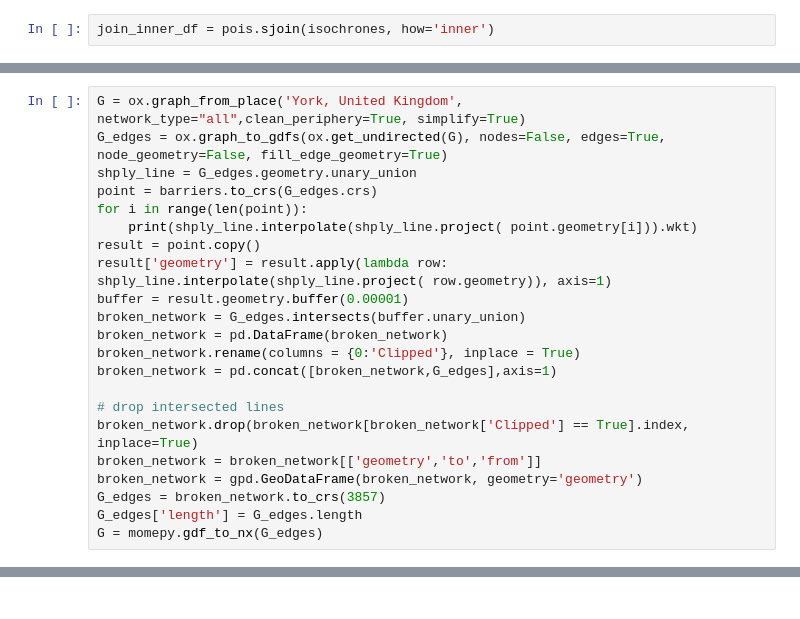
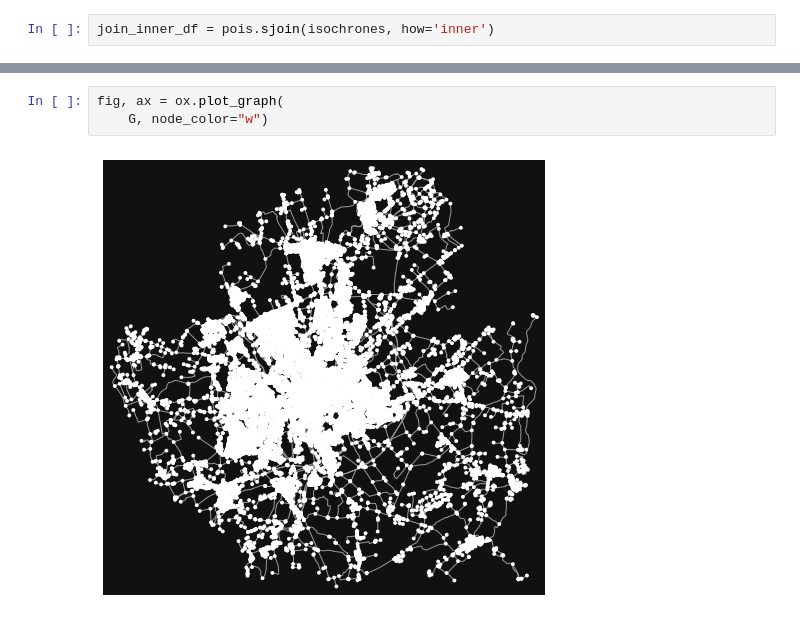
Before and after one commit to Froguin99/BarrierRemoval, a Jupyter notebook: Processing/Scripts/AminitiesAnalysis.ipynb, the cells around one changed output, grey strips where cells are left out. Cells and saved outputs as stored; diff of their text form.

```diff
--- a/Processing/Scripts/AminitiesAnalysis.ipynb
+++ b/Processing/Scripts/AminitiesAnalysis.ipynb
@@ -244,22 +357,0 @@ KeyError: 'x'
-# %%
-G = ox.graph_from_place('York, United Kingdom', network_type="all",clean_periphery=True, simplify=True)
-G_edges = ox.graph_to_gdfs(ox.get_undirected(G), nodes=False, edges=True, node_geometry=False, fill_edge_geometry=True)
-shply_line = G_edges.geometry.unary_union
-point = barriers.to_crs(G_edges.crs)
-for i in range(len(point)):
-    print(shply_line.interpolate(shply_line.project( point.geometry[i])).wkt)
-result = point.copy()
-result['geometry'] = result.apply(lambda row: shply_line.interpolate(shply_line.project( row.geometry)), axis=1)
-buffer = result.geometry.buffer(0.00001)
-broken_network = G_edges.intersects(buffer.unary_union)
-broken_network = pd.DataFrame(broken_network)
-broken_network.rename(columns = {0:'Clipped'}, inplace = True)
-broken_network = pd.concat([broken_network,G_edges],axis=1)
-
-# drop intersected lines
-broken_network.drop(broken_network[broken_network['Clipped'] == True].index, inplace=True)
-broken_network = broken_network[['geometry','to','from']]
-broken_network = gpd.GeoDataFrame(broken_network, geometry='geometry')
-G_edges = broken_network.to_crs(3857)
-G_edges['length'] = G_edges.length
-G = momepy.gdf_to_nx(G_edges)
@@ -306,0 +397,5 @@ test.head(10)
+# %%
+fig, ax = ox.plot_graph(
+    G, node_color="w")
+# %% [output]
+[figure, added]
```
Also changed, not shown: parts of 30 cells of this notebook.
